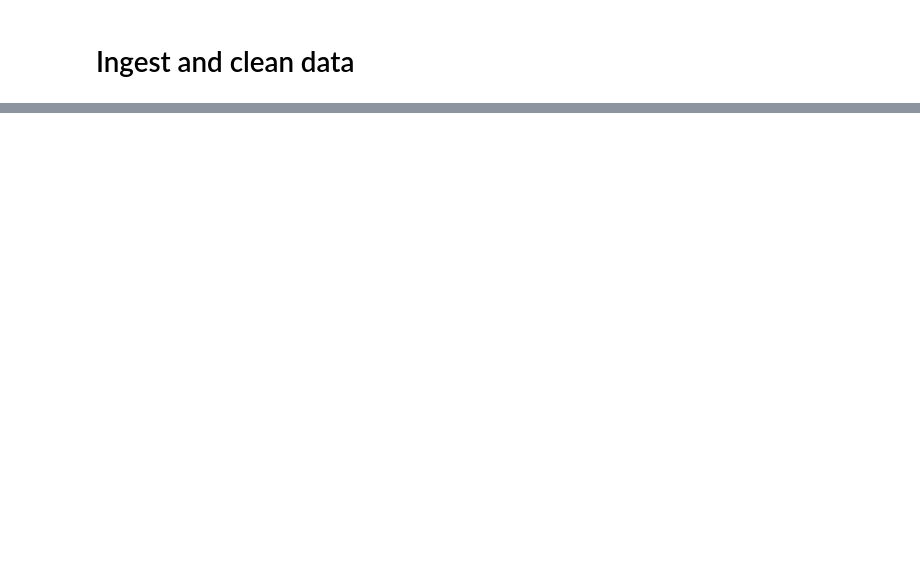
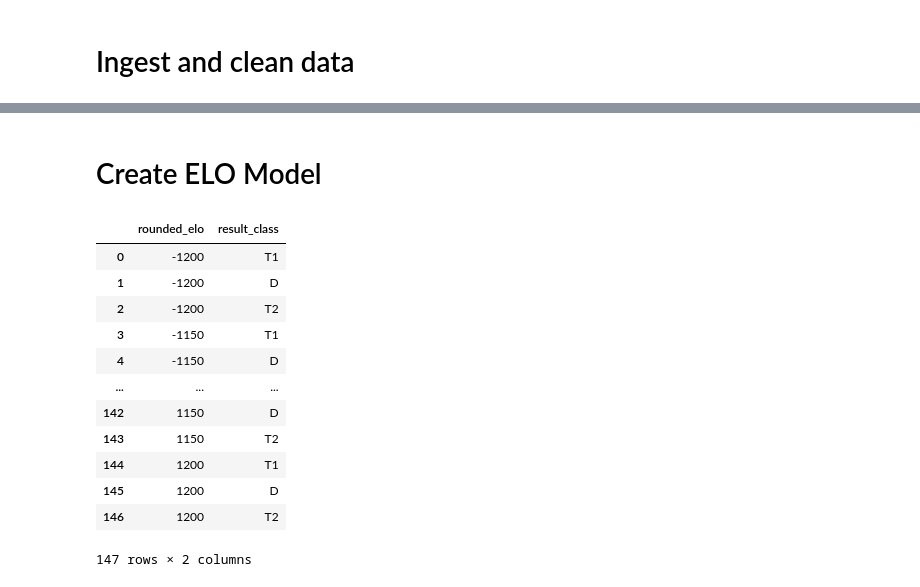
Before and after one commit to mateojuliani/soccer_forecasts, a Jupyter notebook: intl_soccer_workflow/02_create_model.ipynb, the cells around one changed output, grey strips where cells are left out. Saved outputs shown, nothing was run; the diff lists cells and outputs as text; code cells hidden in the pictures; blank space fills up the shorter version.

Commit message:
finished 02_create_model notebook

```diff
--- a/intl_soccer_workflow/02_create_model.ipynb
+++ b/intl_soccer_workflow/02_create_model.ipynb
@@ -37,0 +79,28 @@ df_clean
+# %% [markdown]
+# Create ELO Model
+# %%
+elo = []
+result = []
+for x in range(-1200, 1250, 50):
+    for y in ["T1", "D", "T2"]:
+        elo.append(x)
+        result.append(y)
+
+df_base = pd.DataFrame()
+df_base["rounded_elo"] = elo
+df_base["result_class"] = result
+df_base
+# %% [output]
+|  | rounded_elo | result_class |
+| 0 | -1200 | T1 |
+| 1 | -1200 | D |
+| 2 | -1200 | T2 |
+| 3 | -1150 | T1 |
+| 4 | -1150 | D |
+| ... | ... | ... |
+| 142 | 1150 | D |
+| 143 | 1150 | T2 |
+| 144 | 1200 | T1 |
+| 145 | 1200 | D |
+| 146 | 1200 | T2 |
+147 rows × 2 columns
```
Also changed, not shown: parts of 6 cells of this notebook, 1 other file.
